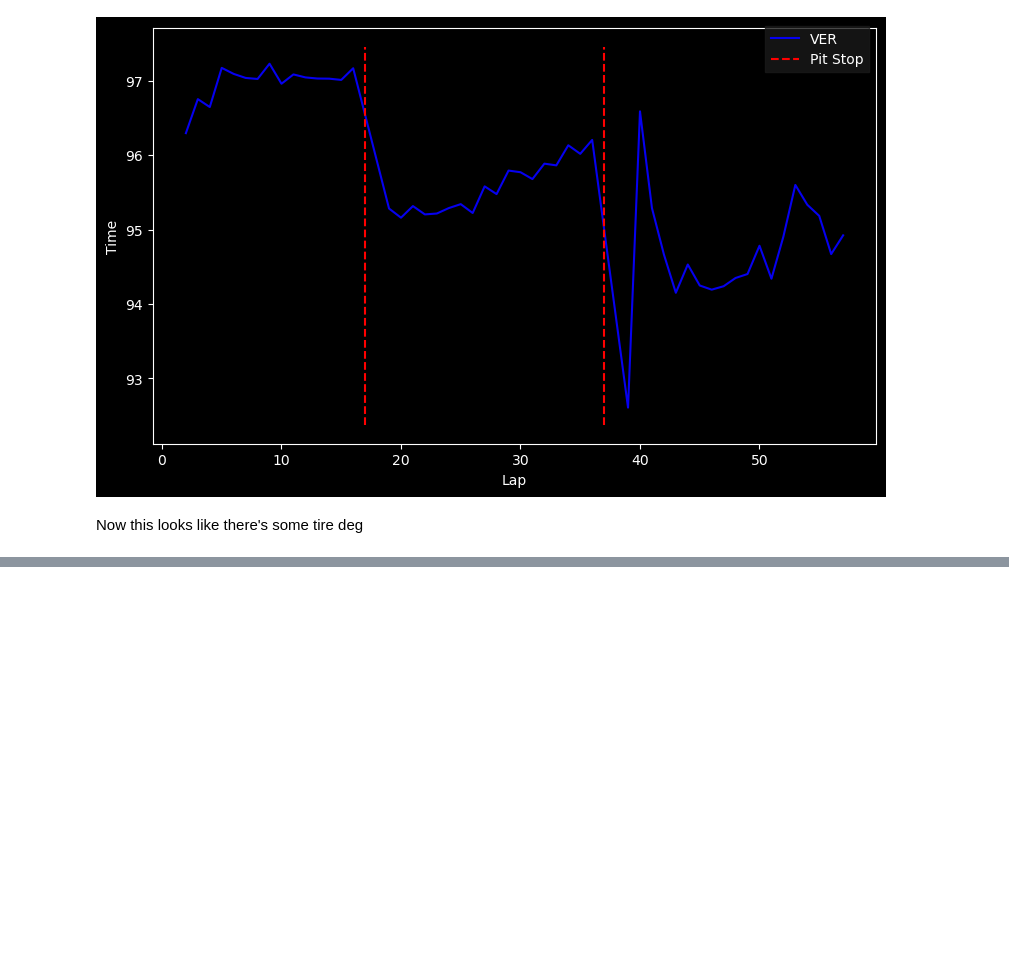
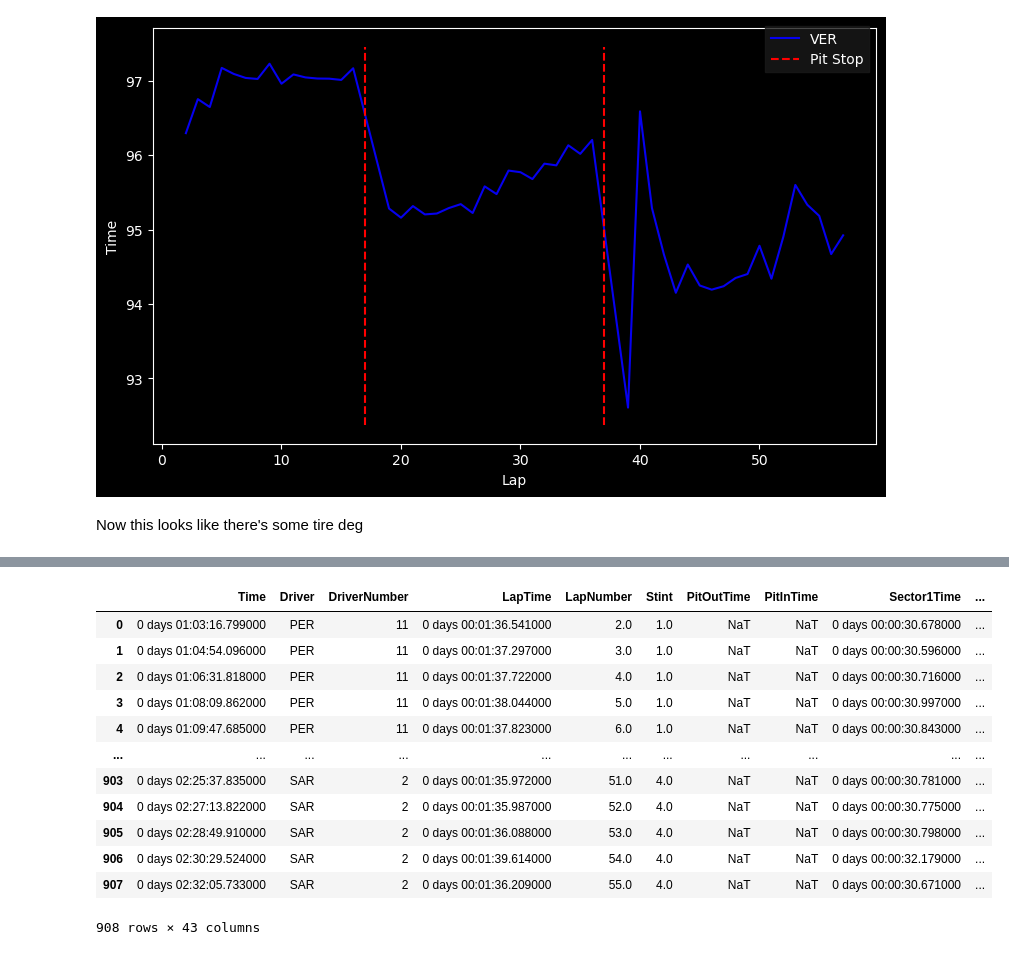
Before and after one commit to elijahmccauley/f1_tire_deg, a Jupyter notebook: FastF1Test.ipynb, the cells around one changed output, grey strips where cells are left out. Cells and saved outputs as stored; diff of their text form; code cells hidden in the pictures; blank space fills up the shorter version.

Commit message:
Add basic gap calculations
for dirty air later

```diff
--- a/FastF1Test.ipynb
+++ b/FastF1Test.ipynb
@@ -549,0 +570,6 @@ def adjust_lap_times_for_fuel_load(lap_times, total_fuel_load=95, fuel_pace_adju
+# %%
+# calculate time differentials between cars so I can account for dirty air (at some point which might not even be necessary)
+laps = session_bahrain_2024.laps.pick_accurate()
+laps['LapTimeSeconds'] = laps['LapTime'].dt.total_seconds()
+car_ahead = laps[['LapStartTime', 'Position', 'LapNumber', 'Sector1SessionTime', 'Sector2SessionTime', 'Sector3SessionTime']].copy()
+car_ahead
@@ -549,0 +595,4 @@ def adjust_lap_times_for_fuel_load(lap_times, total_fuel_load=95, fuel_pace_adju
+# %%
+car_ahead['MergeKey'] = car_ahead['Position'] + 1
+car_ahead.rename(columns={'LapStartTime': 'Start_Ahead', 'Sector1SessionTime': 'S1_Ahead', 'Sector2SessionTime': 'S2_Ahead', 'Sector3SessionTime': 'S3_Ahead'}, inplace=True)
+car_ahead
@@ -549,0 +613,22 @@ def adjust_lap_times_for_fuel_load(lap_times, total_fuel_load=95, fuel_pace_adju
+# %%
+laps = laps.merge(car_ahead, left_on=['Position', 'LapNumber'], right_on=['MergeKey', 'LapNumber'])
+laps['Gap_start'] = laps['LapStartTime'] - laps['Start_Ahead']
+laps['S1_gap'] = laps['Sector1SessionTime'] - laps['S1_Ahead']
+laps['S2_gap'] = laps['Sector2SessionTime'] - laps['S2_Ahead']
+laps['S3_gap'] = laps['Sector3SessionTime'] - laps['S3_Ahead']
+laps['AvgGap'] = (laps['S1_gap'] + laps['S2_gap'] + laps['S3_gap']) / 3
+laps
+# %% [output]
+|  | Time | Driver | DriverNumber | LapTime | LapNumber | Stint | PitOutTime | PitInTime | Sector1Time | ... |
+| 0 | 0 days 01:03:16.799000 | PER | 11 | 0 days 00:01:36.541000 | 2.0 | 1.0 | NaT | NaT | 0 days 00:00:30.678000 | ... |
+| 1 | 0 days 01:04:54.096000 | PER | 11 | 0 days 00:01:37.297000 | 3.0 | 1.0 | NaT | NaT | 0 days 00:00:30.596000 | ... |
+| 2 | 0 days 01:06:31.818000 | PER | 11 | 0 days 00:01:37.722000 | 4.0 | 1.0 | NaT | NaT | 0 days 00:00:30.716000 | ... |
+| 3 | 0 days 01:08:09.862000 | PER | 11 | 0 days 00:01:38.044000 | 5.0 | 1.0 | NaT | NaT | 0 days 00:00:30.997000 | ... |
+| 4 | 0 days 01:09:47.685000 | PER | 11 | 0 days 00:01:37.823000 | 6.0 | 1.0 | NaT | NaT | 0 days 00:00:30.843000 | ... |
+| ... | ... | ... | ... | ... | ... | ... | ... | ... | ... | ... |
+| 903 | 0 days 02:25:37.835000 | SAR | 2 | 0 days 00:01:35.972000 | 51.0 | 4.0 | NaT | NaT | 0 days 00:00:30.781000 | ... |
+| 904 | 0 days 02:27:13.822000 | SAR | 2 | 0 days 00:01:35.987000 | 52.0 | 4.0 | NaT | NaT | 0 days 00:00:30.775000 | ... |
+| 905 | 0 days 02:28:49.910000 | SAR | 2 | 0 days 00:01:36.088000 | 53.0 | 4.0 | NaT | NaT | 0 days 00:00:30.798000 | ... |
+| 906 | 0 days 02:30:29.524000 | SAR | 2 | 0 days 00:01:39.614000 | 54.0 | 4.0 | NaT | NaT | 0 days 00:00:32.179000 | ... |
+| 907 | 0 days 02:32:05.733000 | SAR | 2 | 0 days 00:01:36.209000 | 55.0 | 4.0 | NaT | NaT | 0 days 00:00:30.671000 | ... |
+908 rows × 43 columns
```
Also changed, not shown: parts of 4 cells of this notebook.
